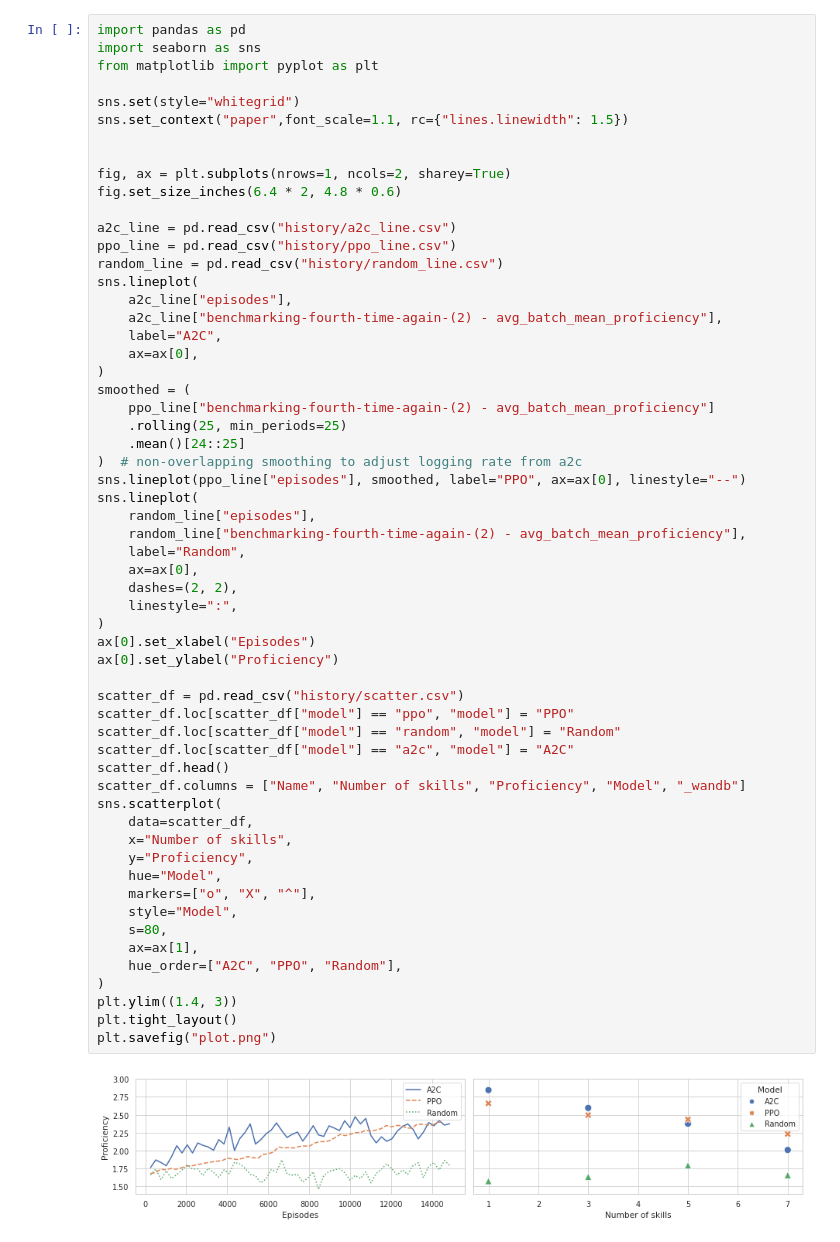
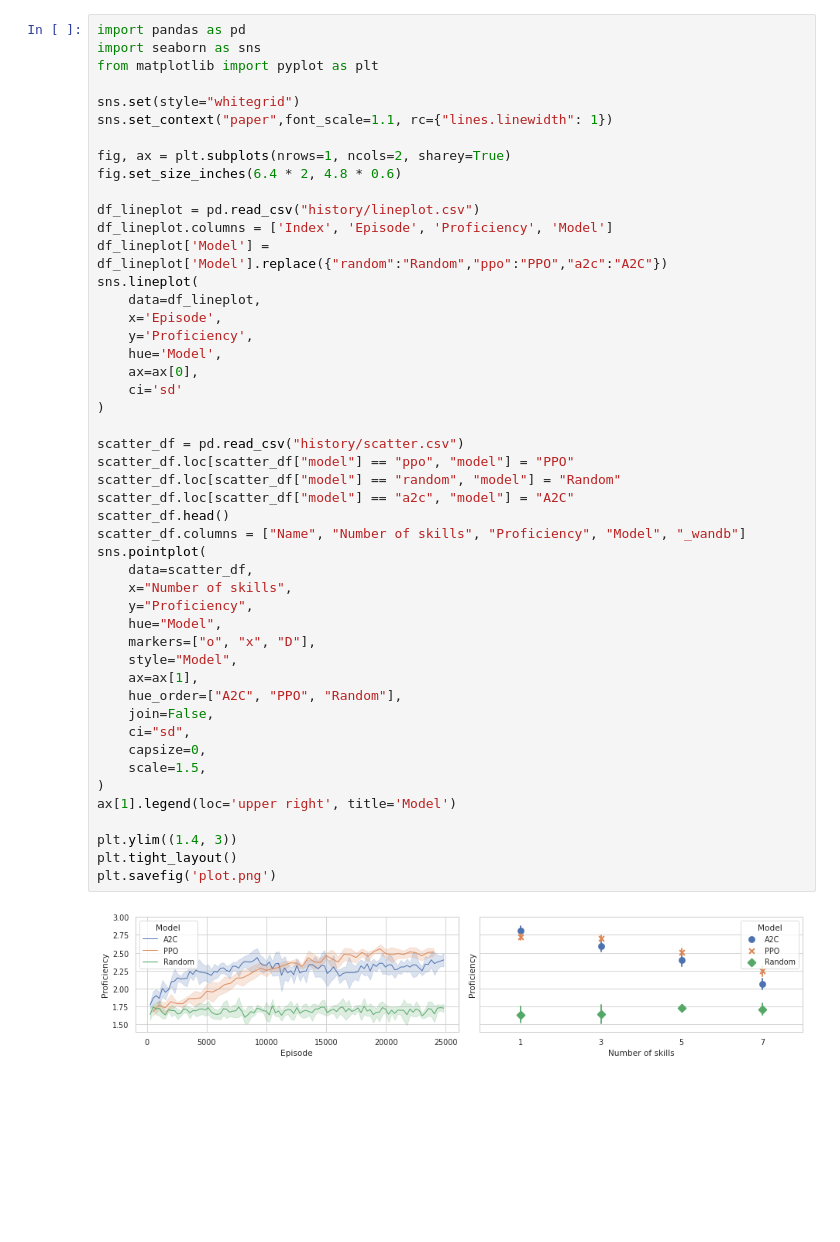
Before and after one commit to er713/Schooling-RL, a Jupyter notebook: src/benchmarks/paper_plots.ipynb, the cells around one changed output. Cells and saved outputs as stored; diff of their text form; blank space fills up the shorter version.

Commit message:
improve charts

```diff
--- a/src/benchmarks/paper_plots.ipynb
+++ b/src/benchmarks/paper_plots.ipynb
@@ -2,59 +19,49 @@
 import pandas as pd
 import seaborn as sns
 from matplotlib import pyplot as plt
 
 sns.set(style="whitegrid")
-sns.set_context("paper",font_scale=1.1, rc={"lines.linewidth": 1.5})
-
+sns.set_context("paper",font_scale=1.1, rc={"lines.linewidth": 1})
 
 fig, ax = plt.subplots(nrows=1, ncols=2, sharey=True)
 fig.set_size_inches(6.4 * 2, 4.8 * 0.6)
 
-a2c_line = pd.read_csv("history/a2c_line.csv")
-ppo_line = pd.read_csv("history/ppo_line.csv")
-random_line = pd.read_csv("history/random_line.csv")
+df_lineplot = pd.read_csv("history/lineplot.csv")
+df_lineplot.columns = ['Index', 'Episode', 'Proficiency', 'Model']
+df_lineplot['Model'] = df_lineplot['Model'].replace({"random":"Random","ppo":"PPO","a2c":"A2C"})
 sns.lineplot(
-    a2c_line["episodes"],
-    a2c_line["benchmarking-fourth-time-again-(2) - avg_batch_mean_proficiency"],
-    label="A2C",
+    data=df_lineplot,
+    x='Episode',
+    y='Proficiency',
+    hue='Model',
     ax=ax[0],
+    ci='sd'
 )
-smoothed = (
-    ppo_line["benchmarking-fourth-time-again-(2) - avg_batch_mean_proficiency"]
-    .rolling(25, min_periods=25)
-    .mean()[24::25]
-)  # non-overlapping smoothing to adjust logging rate from a2c
-sns.lineplot(ppo_line["episodes"], smoothed, label="PPO", ax=ax[0], linestyle="--")
-sns.lineplot(
-    random_line["episodes"],
-    random_line["benchmarking-fourth-time-again-(2) - avg_batch_mean_proficiency"],
-    label="Random",
-    ax=ax[0],
-    dashes=(2, 2),
-    linestyle=":",
-)
-ax[0].set_xlabel("Episodes")
-ax[0].set_ylabel("Proficiency")
 
 scatter_df = pd.read_csv("history/scatter.csv")
 scatter_df.loc[scatter_df["model"] == "ppo", "model"] = "PPO"
 scatter_df.loc[scatter_df["model"] == "random", "model"] = "Random"
 scatter_df.loc[scatter_df["model"] == "a2c", "model"] = "A2C"
 scatter_df.head()
 scatter_df.columns = ["Name", "Number of skills", "Proficiency", "Model", "_wandb"]
-sns.scatterplot(
+sns.pointplot(
     data=scatter_df,
     x="Number of skills",
     y="Proficiency",
     hue="Model",
-    markers=["o", "X", "^"],
+    markers=["o", "x", "D"],
     style="Model",
-    s=80,
     ax=ax[1],
     hue_order=["A2C", "PPO", "Random"],
+    join=False,
+    ci="sd",
+    capsize=0,
+    scale=1.5,
 )
+ax[1].legend(loc='upper right', title='Model')
+
 plt.ylim((1.4, 3))
 plt.tight_layout()
-plt.savefig("plot.png")
+plt.savefig('plot.png')
 # %% [output]
-[figure, old version]
+[figure, new version]
```
Also changed, not shown: parts of 1 cell of this notebook, 8 other files.
